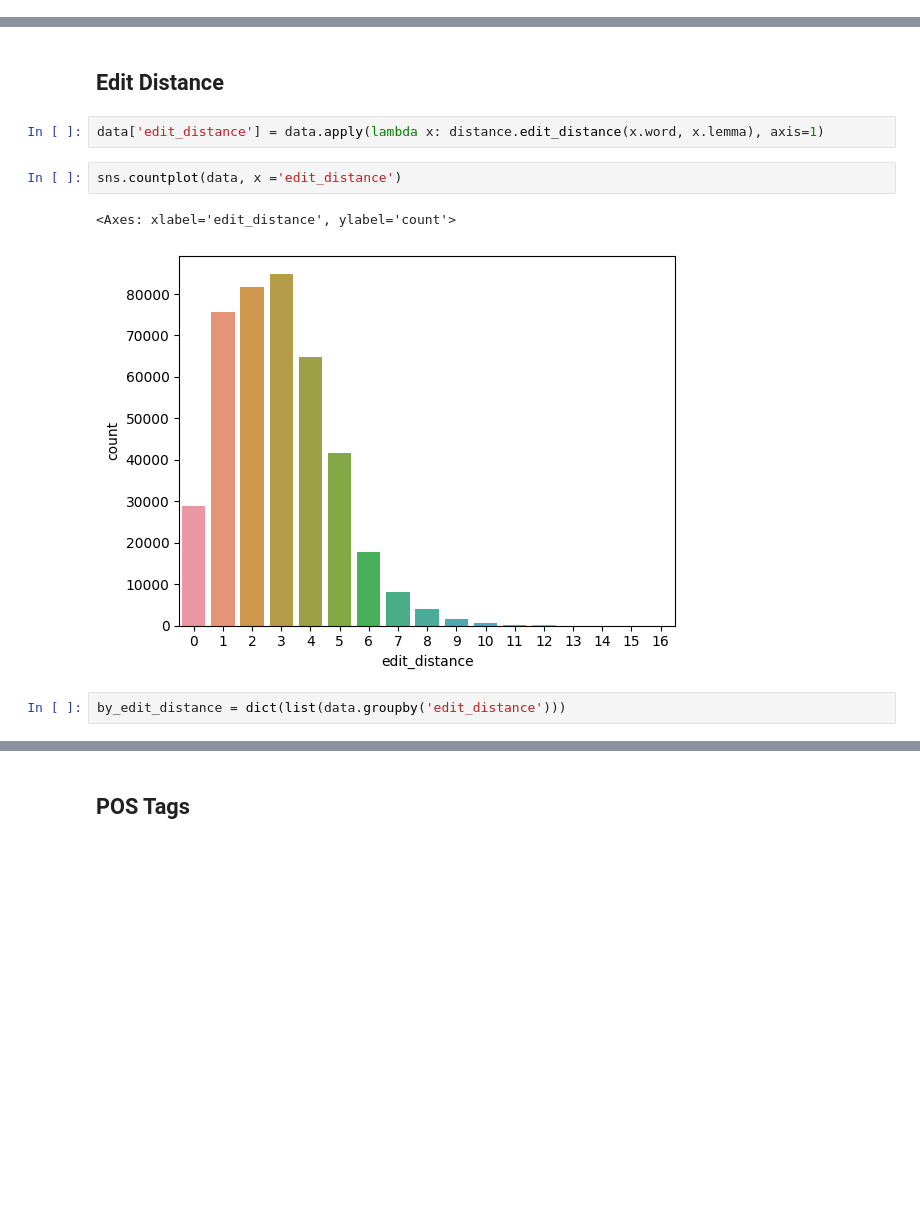
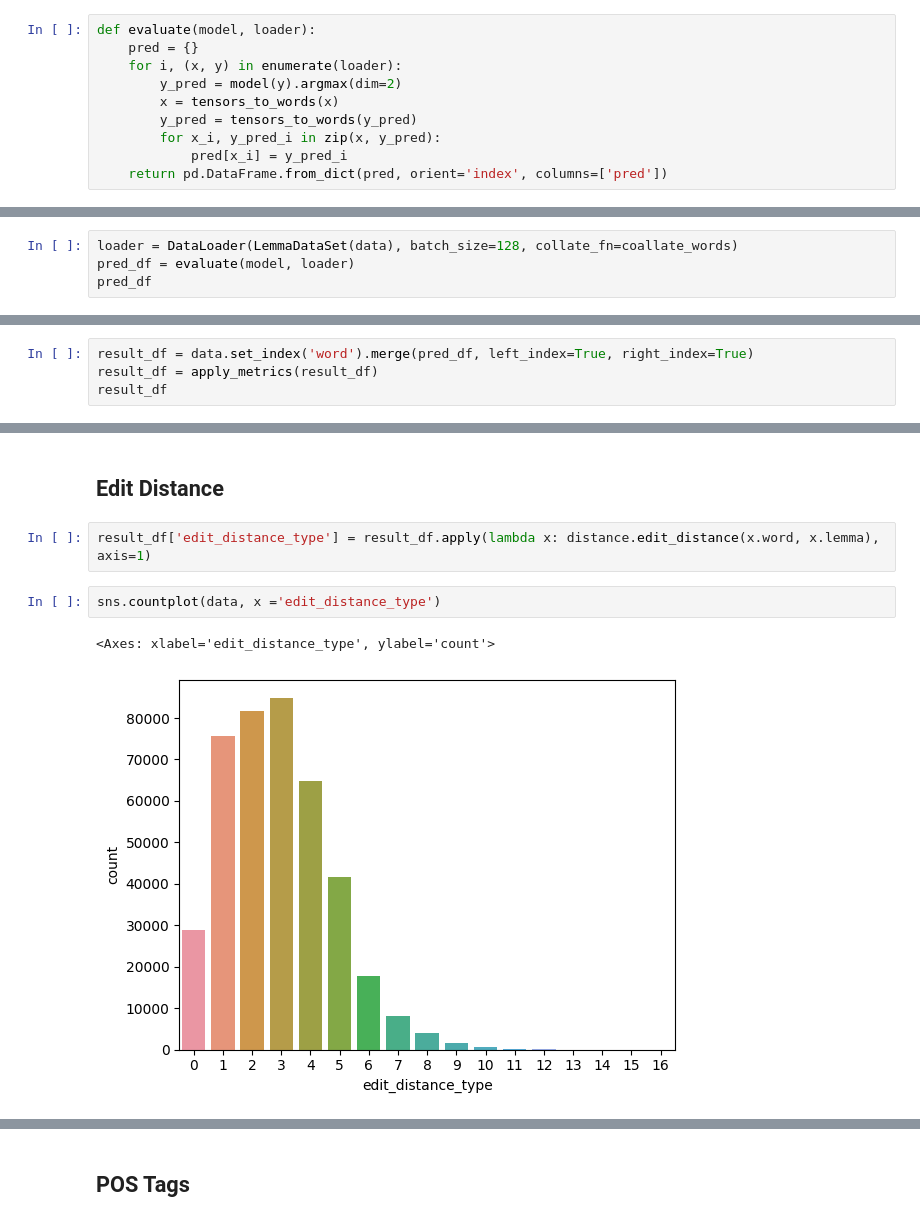
Before and after one commit to Nargizi/GNC_Exlporation, a Jupyter notebook: Lemmatization/Evaluation.ipynb, the cells around one changed output, grey strips where cells are left out. Drawn from its saved outputs; the diff is of its cells as text; blank space fills up the shorter version.

```diff
--- a/Lemmatization/Evaluation.ipynb
+++ b/Lemmatization/Evaluation.ipynb
@@ -118,0 +124,10 @@ def evaluate(model, loader):
+# %%
+def evaluate(model, loader):
+    pred = {}
+    for i, (x, y) in enumerate(loader):
+        y_pred = model(y).argmax(dim=2)
+        x = tensors_to_words(x)
+        y_pred = tensors_to_words(y_pred)
+        for x_i, y_pred_i in zip(x, y_pred):
+            pred[x_i] = y_pred_i
+    return pd.DataFrame.from_dict(pred, orient='index', columns=['pred'])
@@ -153,0 +182,4 @@ def evaluate_category(cat_data):
+# %%
+loader = DataLoader(LemmaDataSet(data), batch_size=128, collate_fn=coallate_words)
+pred_df = evaluate(model, loader)
+pred_df
@@ -153,0 +276,4 @@ def evaluate_category(cat_data):
+# %%
+result_df = data.set_index('word').merge(pred_df, left_index=True, right_index=True)
+result_df = apply_metrics(result_df)
+result_df
@@ -154,11 +340,9 @@ def evaluate_category(cat_data):
 # %% [markdown]
 ## Edit Distance
 # %%
-data['edit_distance'] = data.apply(lambda x: distance.edit_distance(x.word, x.lemma), axis=1)
+result_df['edit_distance_type'] = result_df.apply(lambda x: distance.edit_distance(x.word, x.lemma), axis=1)
 # %%
-sns.countplot(data, x ='edit_distance')
+sns.countplot(data, x ='edit_distance_type')
 # %% [output]
-<Axes: xlabel='edit_distance', ylabel='count'>
+<Axes: xlabel='edit_distance_type', ylabel='count'>
-[figure, old version]
+[figure, new version]
-# %%
-by_edit_distance = dict(list(data.groupby('edit_distance')))
```
Also changed, not shown: parts of 60 cells of this notebook, 22 other files.
